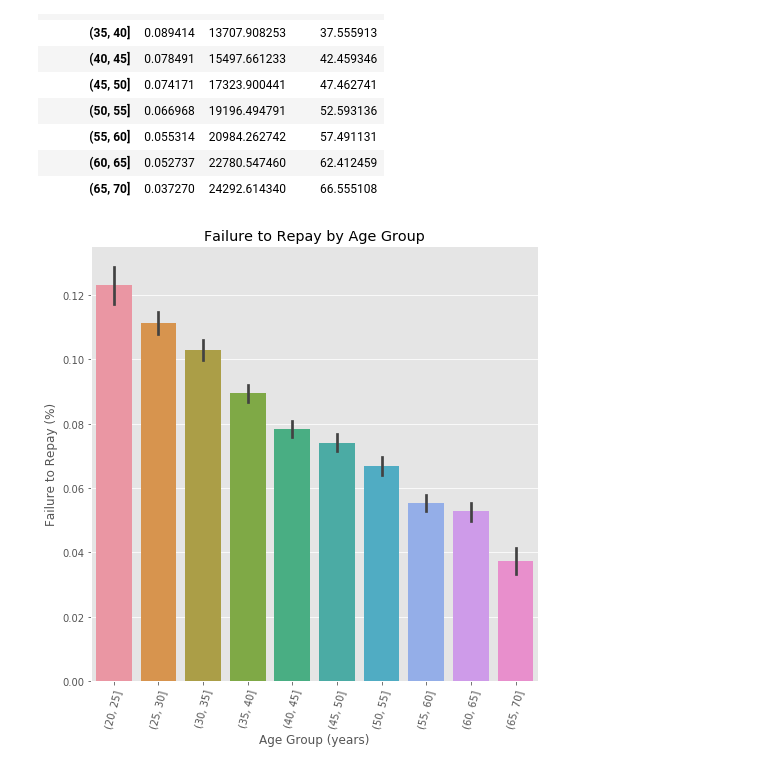
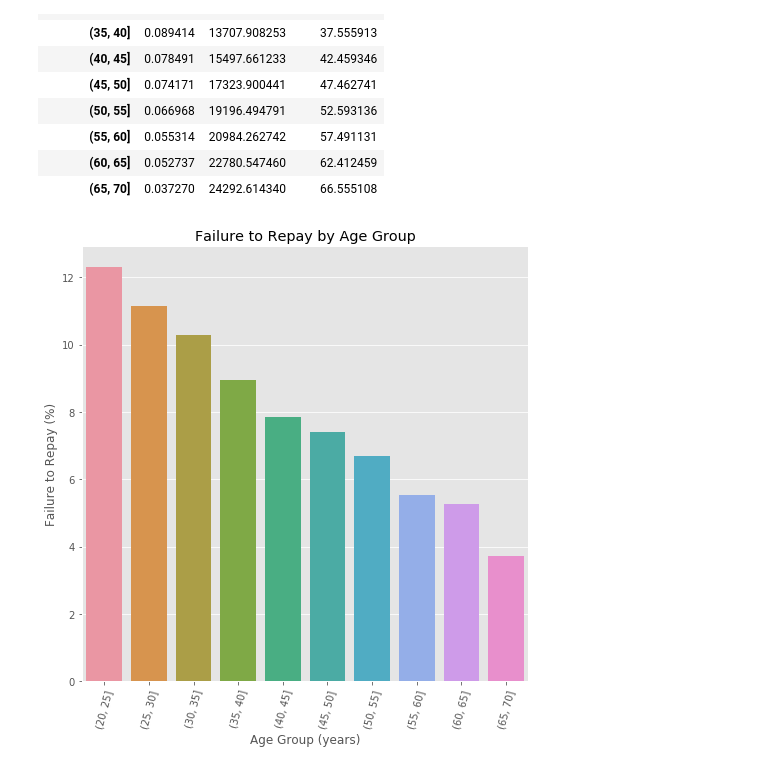
Before and after one commit to s65426425/ML100Days, a Jupyter notebook: Day_016_HW.ipynb, the cells around one changed output. Cells and saved outputs as stored; diff of their text form; code cells hidden in the pictures.

```diff
--- a/Day_016_HW.ipynb
+++ b/Day_016_HW.ipynb
@@ -121,14 +121,14 @@ age_groups
 # %%
 plt.figure(figsize = (8, 8))
 
 # 以年齡區間為 x, target 為 y 繪製 barplot
 
-px = age_data['YEARS_BINNED']
-py = age_data['TARGET']
+px = age_groups.index.astype(str)
+py = 100 * age_groups['TARGET']
 sns.barplot(px, py)
 
 # Plot labeling
 plt.xticks(rotation = 75); plt.xlabel('Age Group (years)'); plt.ylabel('Failure to Repay (%)')
 plt.title('Failure to Repay by Age Group');
 # %% [output]
-[figure, old version]
+[figure, new version]
```
Also changed, not shown: parts of 1 cell of this notebook.
